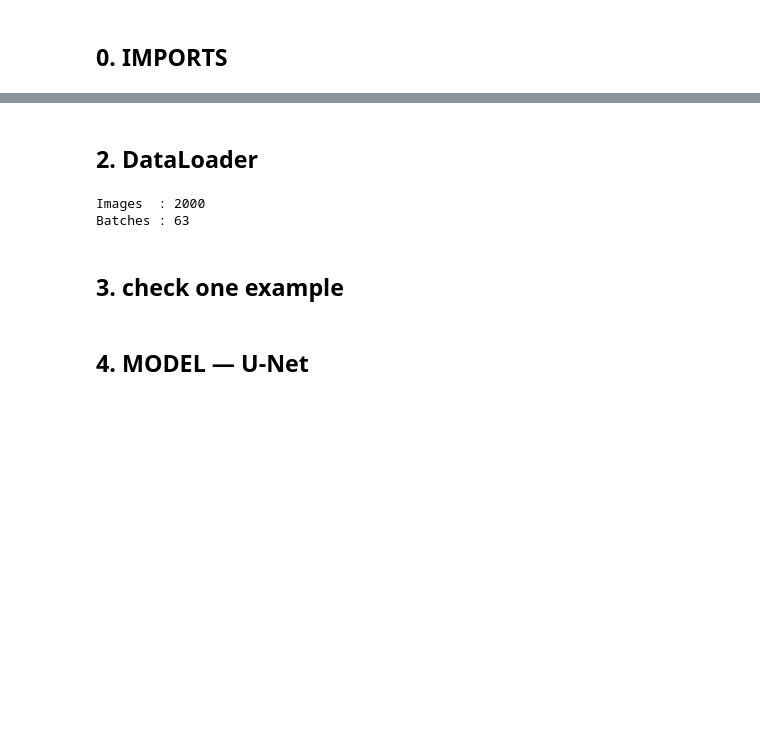
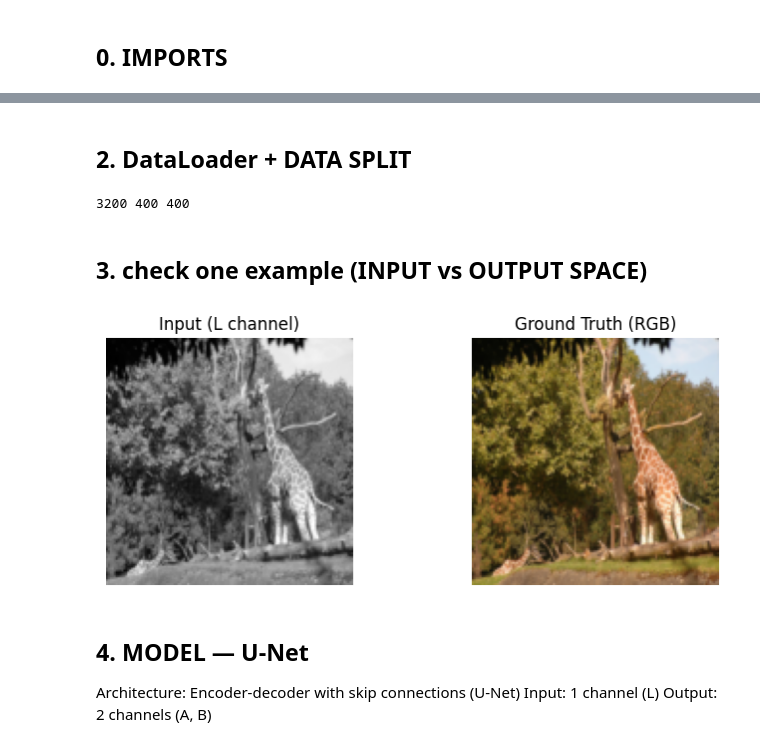
Before and after one commit to Kreetrix/Neural-Network-Project, a Jupyter notebook: colorization.ipynb, the cells around one changed output, grey strips where cells are left out. Drawn from its saved outputs; the diff is of its cells as text; code cells hidden in the pictures; blank space fills up the shorter version.

```diff
--- a/colorization.ipynb
+++ b/colorization.ipynb
@@ -73,40 +101,64 @@ class ColorizationDataset(Dataset):
 # %% [markdown]
-## 2. DataLoader
+## 2. DataLoader +  DATA SPLIT
 # %%
 ROOT_DIR = "data/images"
 IMG_SIZE = 128
-LIMIT    = 2000 # CHANGE THIS
-BATCH    = 32
-NUM_OF_WORKERS = 0 # CHANGE THIS
+LIMIT = 4000
+BATCH = 32
 
+full_dataset = ColorizationDatasetLAB(ROOT_DIR, IMG_SIZE, LIMIT)
 
+train_size = int(0.8 * len(full_dataset))
+val_size   = int(0.1 * len(full_dataset))
+test_size  = len(full_dataset) - train_size - val_size
 
+train_ds, val_ds, test_ds = random_split(
+    full_dataset,
+    [train_size, val_size, test_size],
+    generator=torch.Generator().manual_seed(42)
+)
 
-dataset = ColorizationDataset(root_dir=ROOT_DIR, size=IMG_SIZE, limit=LIMIT)
+train_loader = DataLoader(train_ds, batch_size=BATCH, shuffle=True)
+val_loader   = DataLoader(val_ds, batch_size=BATCH, shuffle=False)
+test_loader  = DataLoader(test_ds, batch_size=BATCH, shuffle=False)
 
-loader = DataLoader(
-    dataset,
-    batch_size=BATCH,
-    shuffle=True,
-    num_workers=NUM_OF_WORKERS,
-    pin_memory=(device.type == "cuda"),
-)
-print(f"Images  : {len(dataset)}")
-print(f"Batches : {len(loader)}")
+print(len(train_ds), len(val_ds), len(test_ds))
 # %% [output]
-Images  : 2000
-Batches : 63
+3200 400 400
 # %% [markdown]
-## 3. check one example
+## 3. check one example (INPUT vs OUTPUT SPACE)
 # %%
-gray, color = dataset[0]
+L, AB = full_dataset[0]
+L_np = L.squeeze().numpy()
+AB_np = AB.permute(1, 2, 0).numpy()
+
+# Reconstruct LAB image for visualization
+lab = np.zeros((IMG_SIZE, IMG_SIZE, 3))
+lab[:, :, 0] = (L_np + 1.0) * 50
+lab[:, :, 1:] = AB_np * 128
+
+rgb = lab2rgb(lab)
 
 fig, axes = plt.subplots(1, 2, figsize=(8, 3))
-axes[0].imshow(gray.squeeze(), cmap="gray"); axes[0].set_title("Grayscale")
-axes[1].imshow(color.permute(1, 2, 0));      axes[1].set_title("Color")
-for ax in axes: ax.axis("off")
+
+axes[0].imshow(L_np, cmap="gray")
+axes[0].set_title("Input (L channel)")
+
+axes[1].imshow(rgb)
+axes[1].set_title("Ground Truth (RGB)")
+
+for ax in axes:
+    ax.axis("off")
+
 plt.tight_layout()
 plt.show()
+# %% [output]
+[figure, added]
 # %% [markdown]
 ## 4.  MODEL — U-Net
+
+Architecture:
+Encoder-decoder with skip connections (U-Net)
+Input: 1 channel (L)
+Output: 2 channels (A, B)
 # %%
```
Also changed, not shown: parts of 19 cells of this notebook.
